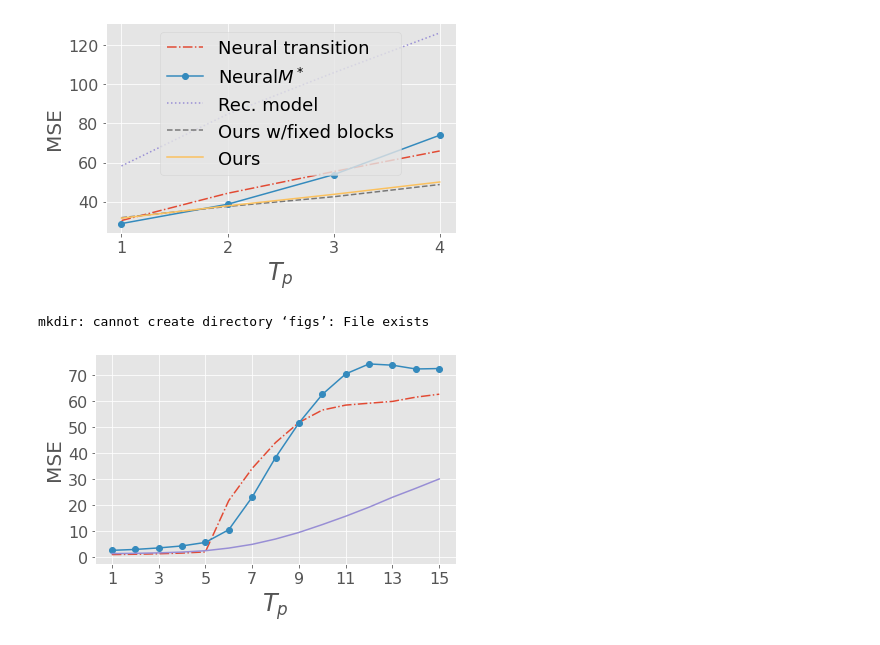
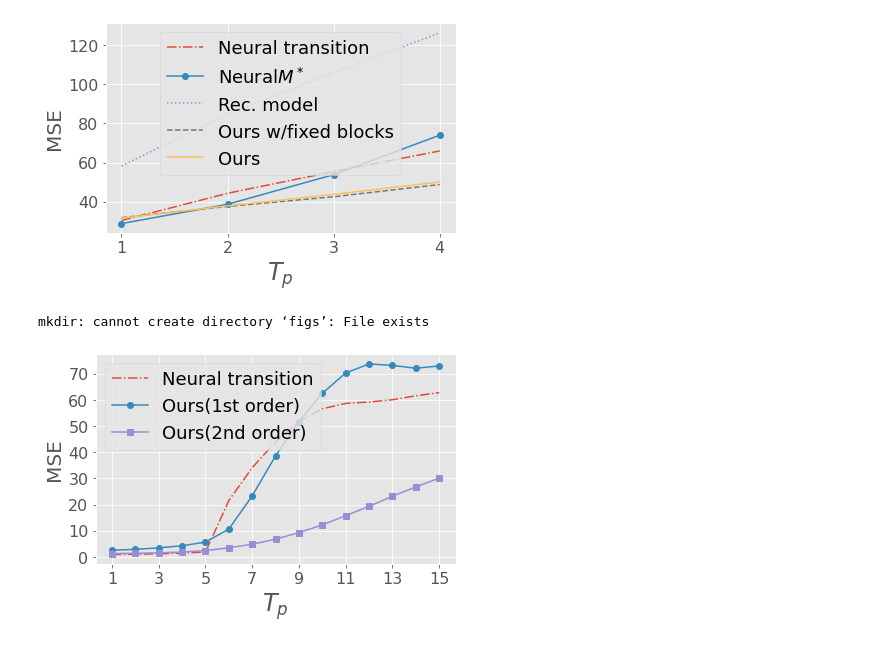
Before and after one commit to takerum/meta_sequential_prediction, a Jupyter notebook: extrp.ipynb, the cells around one changed output. Saved outputs shown, nothing was run; the diff lists cells and outputs as text; code cells hidden in the pictures.

Commit message:
Added figures and Adjusted their sizes

```diff
--- a/extrp.ipynb
+++ b/extrp.ipynb
@@ -26,7 +35,7 @@ else:
 # %%
 # PATH TO THE ROOTs OF DATASETS DIRECTORIES AND LOG DIRECTORIES
-datadir_root = '/path/to/dataset_root/'
-logdir_root = '/path/to/logdir_root/'
+datadir_root = '/tmp'
+logdir_root = '/mnt/research_logs/logs/09152022/'
 # %% [markdown]
 # Prediction
 # %%
@@ -228,28 +228,28 @@ for dataset_name in dataset_names:
 # %%
 !mkdir figs
 for dataset_name in dataset_names:
     label_name= {'neural_trans':'Neural transition', 'lstsq':'Ours(1st order)', 'holstsq': 'Ours(2nd order)', }
-    l_styles = ['-.', '-o', '-', '--', '-']
+    l_styles = ['-.', '-o', '-s']
 
     prop_cycle = plt.rcParams['axes.prop_cycle']
     colors = prop_cycle.by_key()['color']
     cs=colors
     plt.style.use('ggplot')
     plt.figure(figsize=[6, 4])
     for i, model_name in enumerate(model_names):
         v = comp_errors[dataset_name][model_name]
         T = len(v)
         plt.plot(np.arange(1, T+1),
                     v,l_styles[i], label=label_name[model_name],
                     c=cs[i])
 
-
+    plt.legend(fontsize=18)
     plt.xticks(np.arange(1, T+1, 1 + (T+1)//10), fontsize=16)
     plt.yticks(fontsize=16)
     plt.xlabel('$T_p$', fontsize=24)
     plt.ylabel('MSE', fontsize=20)
     plt.tight_layout()
     plt.savefig('figs/comp_error_{}.pdf'.format(dataset_name))
 # %% [output]
 mkdir: cannot create directory ‘figs’: File exists
-[figure, old version]
+[figure, new version]
```
Also changed, not shown: parts of 2 cells of this notebook, 2 other files.
